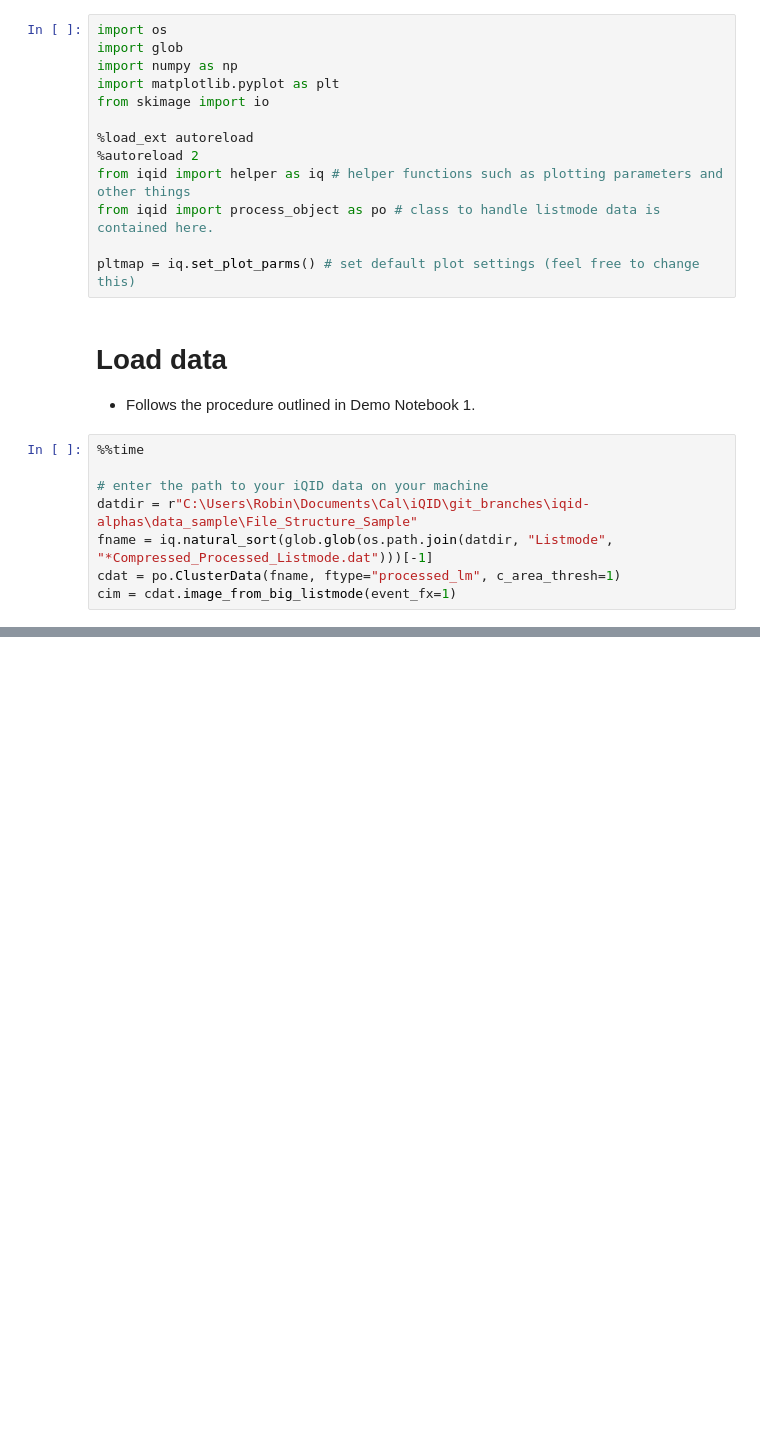
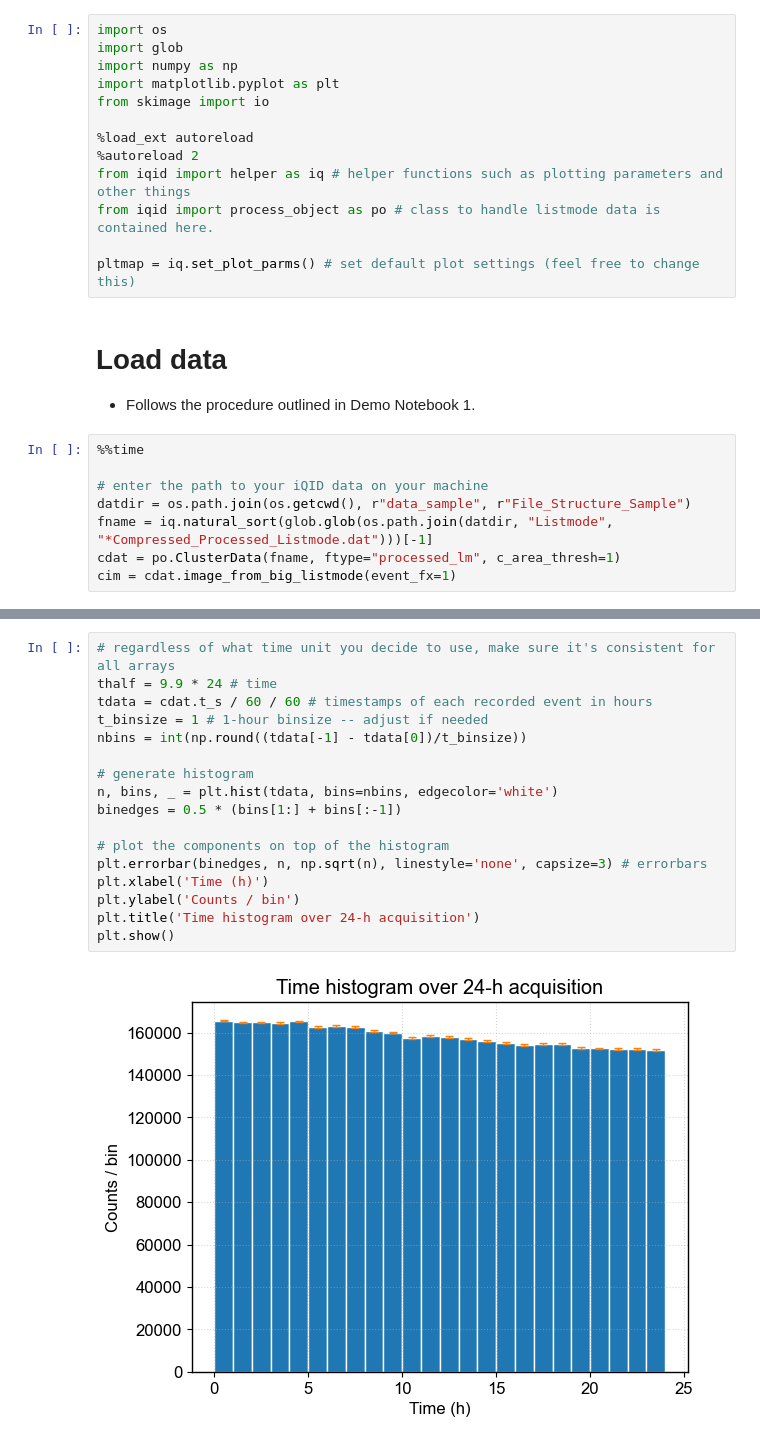
Before and after one commit to robin-peter/iqid-alphas, a Jupyter notebook: demo_notebooks/2_demo_quantify_image.ipynb, the cells around one changed output, grey strips where cells are left out. Drawn from its saved outputs; the diff is of its cells as text; blank space fills up the shorter version.

```diff
--- a/demo_notebooks/2_demo_quantify_image.ipynb
+++ b/demo_notebooks/2_demo_quantify_image.ipynb
@@ -33,7 +33,7 @@ pltmap = iq.set_plot_parms() # set default plot settings (feel free to change th
 %%time
 
 # enter the path to your iQID data on your machine
-datdir = r"C:\Users\Robin\Documents\Cal\iQID\git_branches\iqid-alphas\data_sample\File_Structure_Sample"
+datdir = os.path.join(os.getcwd(), r"data_sample", r"File_Structure_Sample")
 fname = iq.natural_sort(glob.glob(os.path.join(datdir, "Listmode", "*Compressed_Processed_Listmode.dat")))[-1]
 cdat = po.ClusterData(fname, ftype="processed_lm", c_area_thresh=1)
 cim = cdat.image_from_big_listmode(event_fx=1)
@@ -42,0 +59,19 @@ Wall time: 2.58 s
+# %%
+# regardless of what time unit you decide to use, make sure it's consistent for all arrays
+thalf = 9.9 * 24 # time
+tdata = cdat.t_s / 60 / 60 # timestamps of each recorded event in hours
+t_binsize = 1 # 1-hour binsize -- adjust if needed
+nbins = int(np.round((tdata[-1] - tdata[0])/t_binsize))
+
+# generate histogram
+n, bins, _ = plt.hist(tdata, bins=nbins, edgecolor='white')
+binedges = 0.5 * (bins[1:] + bins[:-1])
+
+# plot the components on top of the histogram
+plt.errorbar(binedges, n, np.sqrt(n), linestyle='none', capsize=3) # errorbars
+plt.xlabel('Time (h)')
+plt.ylabel('Counts / bin')
+plt.title('Time histogram over 24-h acquisition')
+plt.show()
+# %% [output]
+[figure, added]
```
Also changed, not shown: parts of 12 cells of this notebook, 2 other files.
